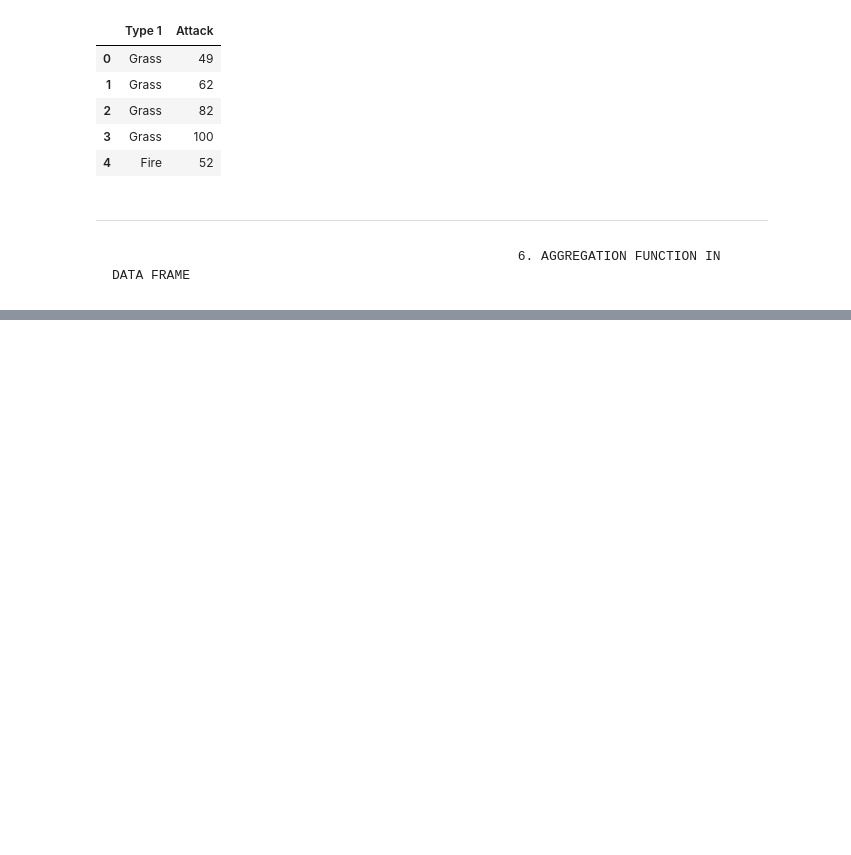
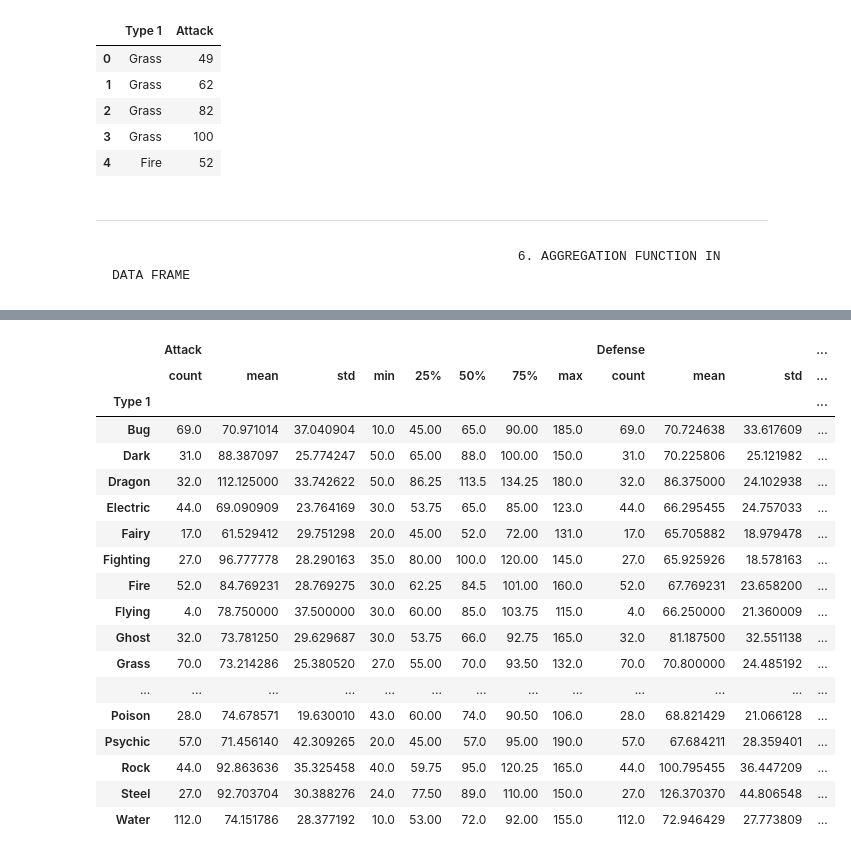
Before and after one commit to shruthi-jay/pandas, a Jupyter notebook: pytho.ipynb, the cells around one changed output, grey strips where cells are left out. Drawn from its saved outputs; the diff is of its cells as text; code cells hidden in the pictures; blank space fills up the shorter version.

```diff
--- a/pytho.ipynb
+++ b/pytho.ipynb
@@ -655,3 +645,9 @@ now.head(5)
 ---
 # %% [markdown]
                                                         6. AGGREGATION FUNCTION IN DATA FRAME
+# %%
+#Pandas groupby: mean()
+#The aggregate function mean() computes mean values for each group. Here, pandas groupby followed by mean will compute mean population for each continent.
+path='https://raw.githubusercontent.com/shruthi-jay/pandas/main/Pokemon.csv'
+pokemon_df = pd.read_csv(path,sep = ',', header = 'infer', index_col =None, usecols = ['Name','Type 1','Attack','Defense','Speed'])
+pokemon_df.groupby("Speed").mean().head(3)
@@ -657,0 +763,24 @@ now.head(5)
+# %%
+#. Pandas describe():
+#The aggregating function describe() computes a quick summary of values per group. It computes the number of values, mean, std, the minimum value, maximum value and value at multiple percentiles.
+pokemon_df.groupby("Type 1").describe()
+# %% [output]
+|  | Attack |  |  |  |  |  |  |  | Defense |  |  | ... |
+|  | count | mean | std | min | 25% | 50% | 75% | max | count | mean | std | ... |
+| Type 1 |  |  |  |  |  |  |  |  |  |  |  | ... |
+| Bug | 69.0 | 70.971014 | 37.040904 | 10.0 | 45.00 | 65.0 | 90.00 | 185.0 | 69.0 | 70.724638 | 33.617609 | ... |
+| Dark | 31.0 | 88.387097 | 25.774247 | 50.0 | 65.00 | 88.0 | 100.00 | 150.0 | 31.0 | 70.225806 | 25.121982 | ... |
+| Dragon | 32.0 | 112.125000 | 33.742622 | 50.0 | 86.25 | 113.5 | 134.25 | 180.0 | 32.0 | 86.375000 | 24.102938 | ... |
+| Electric | 44.0 | 69.090909 | 23.764169 | 30.0 | 53.75 | 65.0 | 85.00 | 123.0 | 44.0 | 66.295455 | 24.757033 | ... |
+| Fairy | 17.0 | 61.529412 | 29.751298 | 20.0 | 45.00 | 52.0 | 72.00 | 131.0 | 17.0 | 65.705882 | 18.979478 | ... |
+| Fighting | 27.0 | 96.777778 | 28.290163 | 35.0 | 80.00 | 100.0 | 120.00 | 145.0 | 27.0 | 65.925926 | 18.578163 | ... |
+| Fire | 52.0 | 84.769231 | 28.769275 | 30.0 | 62.25 | 84.5 | 101.00 | 160.0 | 52.0 | 67.769231 | 23.658200 | ... |
+| Flying | 4.0 | 78.750000 | 37.500000 | 30.0 | 60.00 | 85.0 | 103.75 | 115.0 | 4.0 | 66.250000 | 21.360009 | ... |
+| Ghost | 32.0 | 73.781250 | 29.629687 | 30.0 | 53.75 | 66.0 | 92.75 | 165.0 | 32.0 | 81.187500 | 32.551138 | ... |
+| Grass | 70.0 | 73.214286 | 25.380520 | 27.0 | 55.00 | 70.0 | 93.50 | 132.0 | 70.0 | 70.800000 | 24.485192 | ... |
+| ... | ... | ... | ... | ... | ... | ... | ... | ... | ... | ... | ... | ... |
+| Poison | 28.0 | 74.678571 | 19.630010 | 43.0 | 60.00 | 74.0 | 90.50 | 106.0 | 28.0 | 68.821429 | 21.066128 | ... |
+| Psychic | 57.0 | 71.456140 | 42.309265 | 20.0 | 45.00 | 57.0 | 95.00 | 190.0 | 57.0 | 67.684211 | 28.359401 | ... |
+| Rock | 44.0 | 92.863636 | 35.325458 | 40.0 | 59.75 | 95.0 | 120.25 | 165.0 | 44.0 | 100.795455 | 36.447209 | ... |
+| Steel | 27.0 | 92.703704 | 30.388276 | 24.0 | 77.50 | 89.0 | 110.00 | 150.0 | 27.0 | 126.370370 | 44.806548 | ... |
+| Water | 112.0 | 74.151786 | 28.377192 | 10.0 | 53.00 | 72.0 | 92.00 | 155.0 | 112.0 | 72.946429 | 27.773809 | ... |
```
Also changed, not shown: parts of 83 cells of this notebook.
